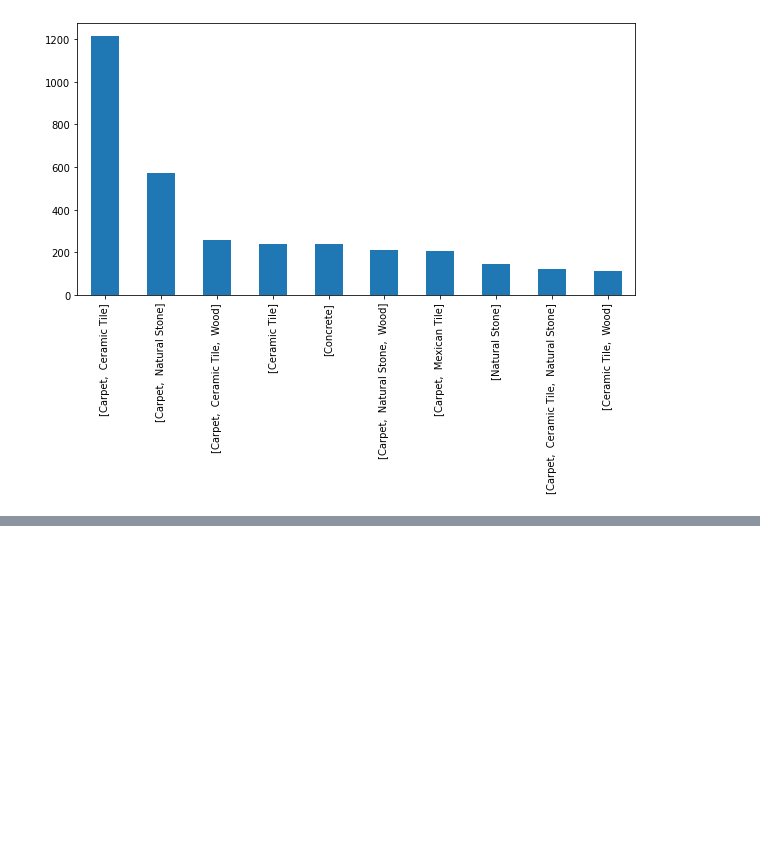
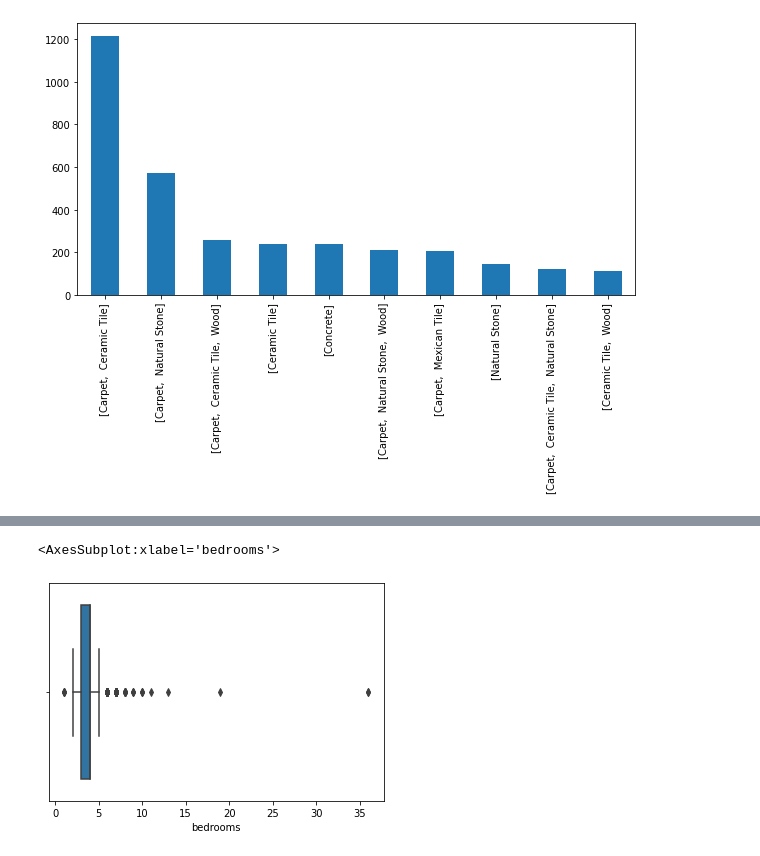
Before and after one commit to sunjorkey/EIT2, a Jupyter notebook: raw_house_data3_.ipynb, the cells around one changed output, grey strips where cells are left out. Cells and saved outputs as stored; diff of their text form; code cells hidden in the pictures; blank space fills up the shorter version.

```diff
--- a/raw_house_data3_.ipynb
+++ b/raw_house_data3_.ipynb
@@ -354,0 +363,5 @@ house_df.floor_covering.value_counts().nlargest(10).plot(kind='bar',figsize=(10,
+# %%
+sns.boxplot(x=house_df['bedrooms'])
+# %% [output]
+<AxesSubplot:xlabel='bedrooms'>
+[figure, added]
```
Also changed, not shown: parts of 4 cells of this notebook.
